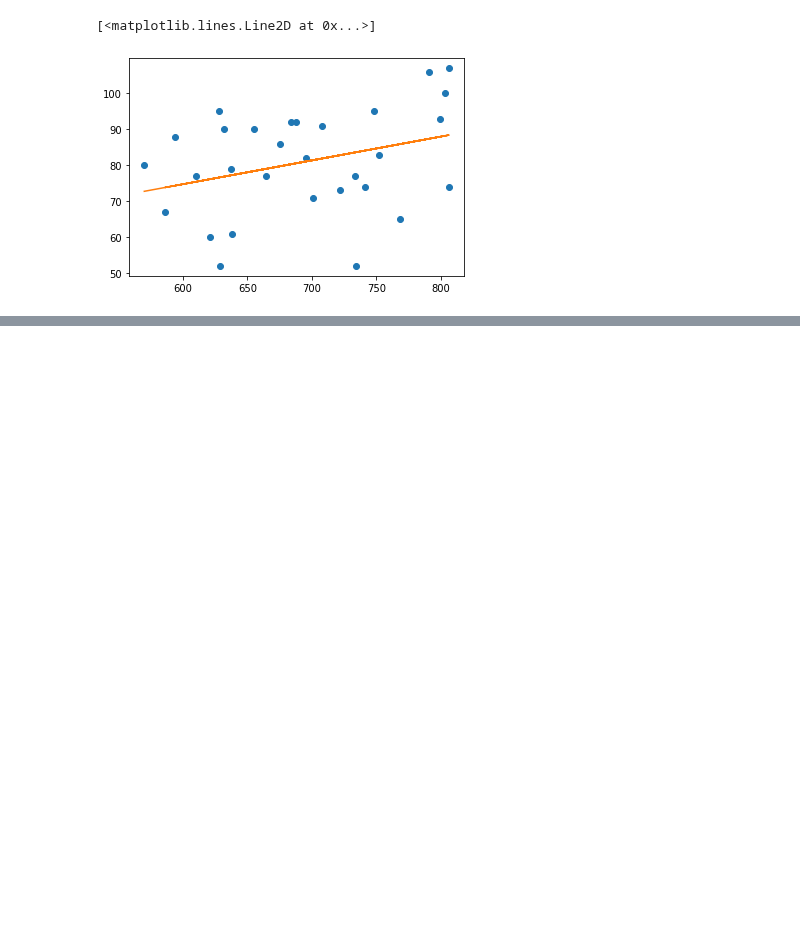
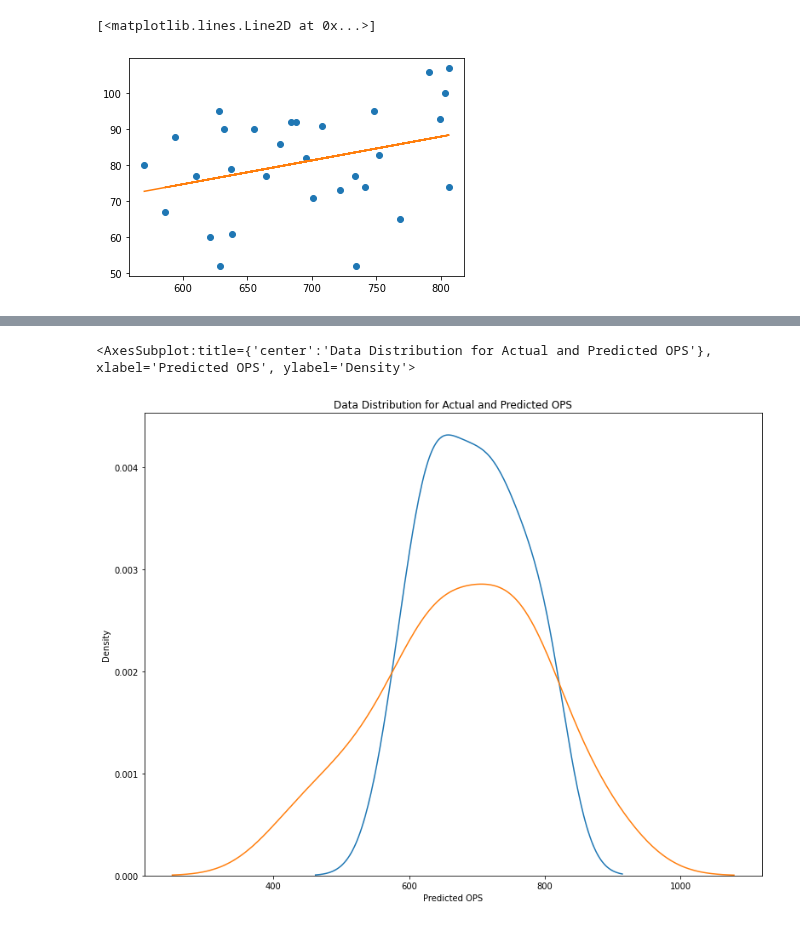
Before and after one commit to mananbhatt5/Tamid-TechEdu-S22, a Jupyter notebook: Final/JoshLeeman-RafiKigner-Final.ipynb, the cells around one changed output, grey strips where cells are left out. Drawn from its saved outputs; the diff is of its cells as text; code cells hidden in the pictures; blank space fills up the shorter version.

```diff
--- a/Final/JoshLeeman-RafiKigner-Final.ipynb
+++ b/Final/JoshLeeman-RafiKigner-Final.ipynb
@@ -134,0 +147,6 @@ ValueError: The truth value of a Series is ambiguous. Use a.empty, a.bool(), a.i
+# %%
+x = df[['OPS']]
+y = df[['Wins']]
+regression = sm.OLS(x, y)
+results = regression.fit()
+print(results.summary())
@@ -134,0 +178,13 @@ ValueError: The truth value of a Series is ambiguous. Use a.empty, a.bool(), a.i
+# %%
+df["Predicted OPS"] = 1
+predictions = results.predict()
+df['Predicted OPS'] = pd.Series(predictions)
+
+warnings.filterwarnings('ignore')
+fig, ax = plt.subplots(figsize=(13,10))
+plt.title('Data Distribution for Actual and Predicted OPS')
+sns.distplot(df['OPS'], hist=False, label="Actual", ax=ax)
+sns.distplot(df['Predicted OPS'], hist=False, label="Linear Regression Predictions", ax=ax)
+# %% [output]
+<AxesSubplot:title={'center':'Data Distribution for Actual and Predicted OPS'}, xlabel='Predicted OPS', ylabel='Density'>
+[figure, added]
```
Also changed, not shown: parts of 19 cells of this notebook.
